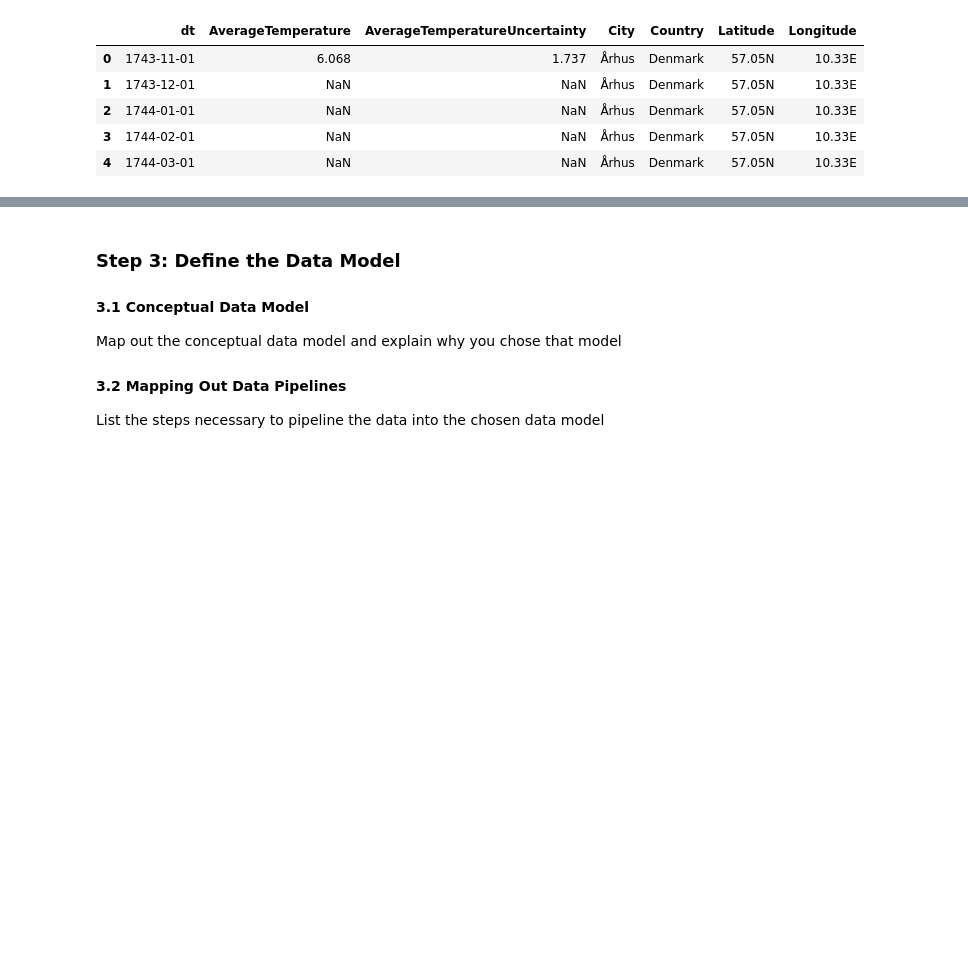
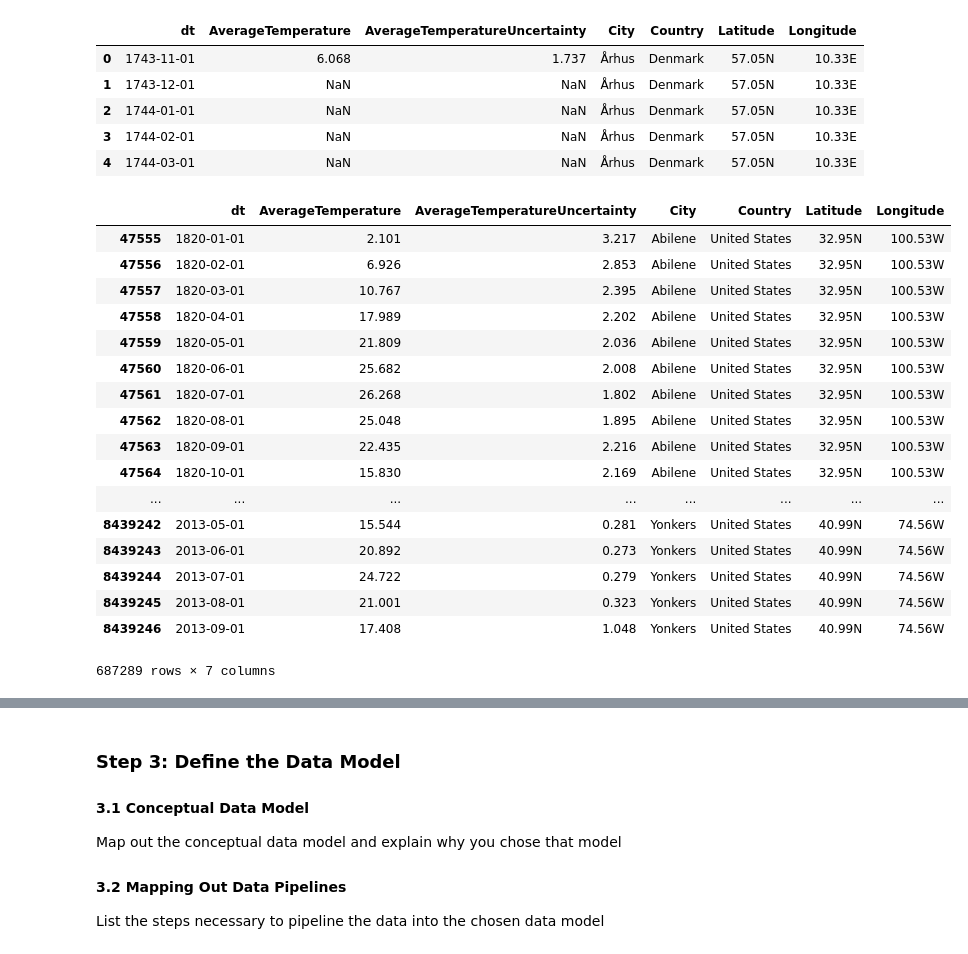
Before and after one commit to komkar123/Udacity_NanoDegree_DataEngineering, a Jupyter notebook: Capstone project/Capstone Project Template.ipynb, the cells around one changed output, grey strips where cells are left out. Cells and saved outputs as stored; diff of their text form; code cells hidden in the pictures; blank space fills up the shorter version.

```diff
--- a/Capstone project/Capstone Project Template.ipynb
+++ b/Capstone project/Capstone Project Template.ipynb
@@ -123,6 +159,27 @@ df_temp.head()
 | 2 | 1744-01-01 | NaN | NaN | Århus | Denmark | 57.05N | 10.33E |
 | 3 | 1744-02-01 | NaN | NaN | Århus | Denmark | 57.05N | 10.33E |
 | 4 | 1744-03-01 | NaN | NaN | Århus | Denmark | 57.05N | 10.33E |
+# %%
+df_temp[df_temp['Country']=='United States']
+# %% [output]
+|  | dt | AverageTemperature | AverageTemperatureUncertainty | City | Country | Latitude | Longitude |
+| 47555 | 1820-01-01 | 2.101 | 3.217 | Abilene | United States | 32.95N | 100.53W |
+| 47556 | 1820-02-01 | 6.926 | 2.853 | Abilene | United States | 32.95N | 100.53W |
+| 47557 | 1820-03-01 | 10.767 | 2.395 | Abilene | United States | 32.95N | 100.53W |
+| 47558 | 1820-04-01 | 17.989 | 2.202 | Abilene | United States | 32.95N | 100.53W |
+| 47559 | 1820-05-01 | 21.809 | 2.036 | Abilene | United States | 32.95N | 100.53W |
+| 47560 | 1820-06-01 | 25.682 | 2.008 | Abilene | United States | 32.95N | 100.53W |
+| 47561 | 1820-07-01 | 26.268 | 1.802 | Abilene | United States | 32.95N | 100.53W |
+| 47562 | 1820-08-01 | 25.048 | 1.895 | Abilene | United States | 32.95N | 100.53W |
+| 47563 | 1820-09-01 | 22.435 | 2.216 | Abilene | United States | 32.95N | 100.53W |
+| 47564 | 1820-10-01 | 15.830 | 2.169 | Abilene | United States | 32.95N | 100.53W |
+| ... | ... | ... | ... | ... | ... | ... | ... |
+| 8439242 | 2013-05-01 | 15.544 | 0.281 | Yonkers | United States | 40.99N | 74.56W |
+| 8439243 | 2013-06-01 | 20.892 | 0.273 | Yonkers | United States | 40.99N | 74.56W |
+| 8439244 | 2013-07-01 | 24.722 | 0.279 | Yonkers | United States | 40.99N | 74.56W |
+| 8439245 | 2013-08-01 | 21.001 | 0.323 | Yonkers | United States | 40.99N | 74.56W |
+| 8439246 | 2013-09-01 | 17.408 | 1.048 | Yonkers | United States | 40.99N | 74.56W |
+687289 rows × 7 columns
 # %%
 df_air=pd.read_csv('airport-codes_csv.csv')
 df_air.head()
```
Also changed, not shown: parts of 10 cells of this notebook.
